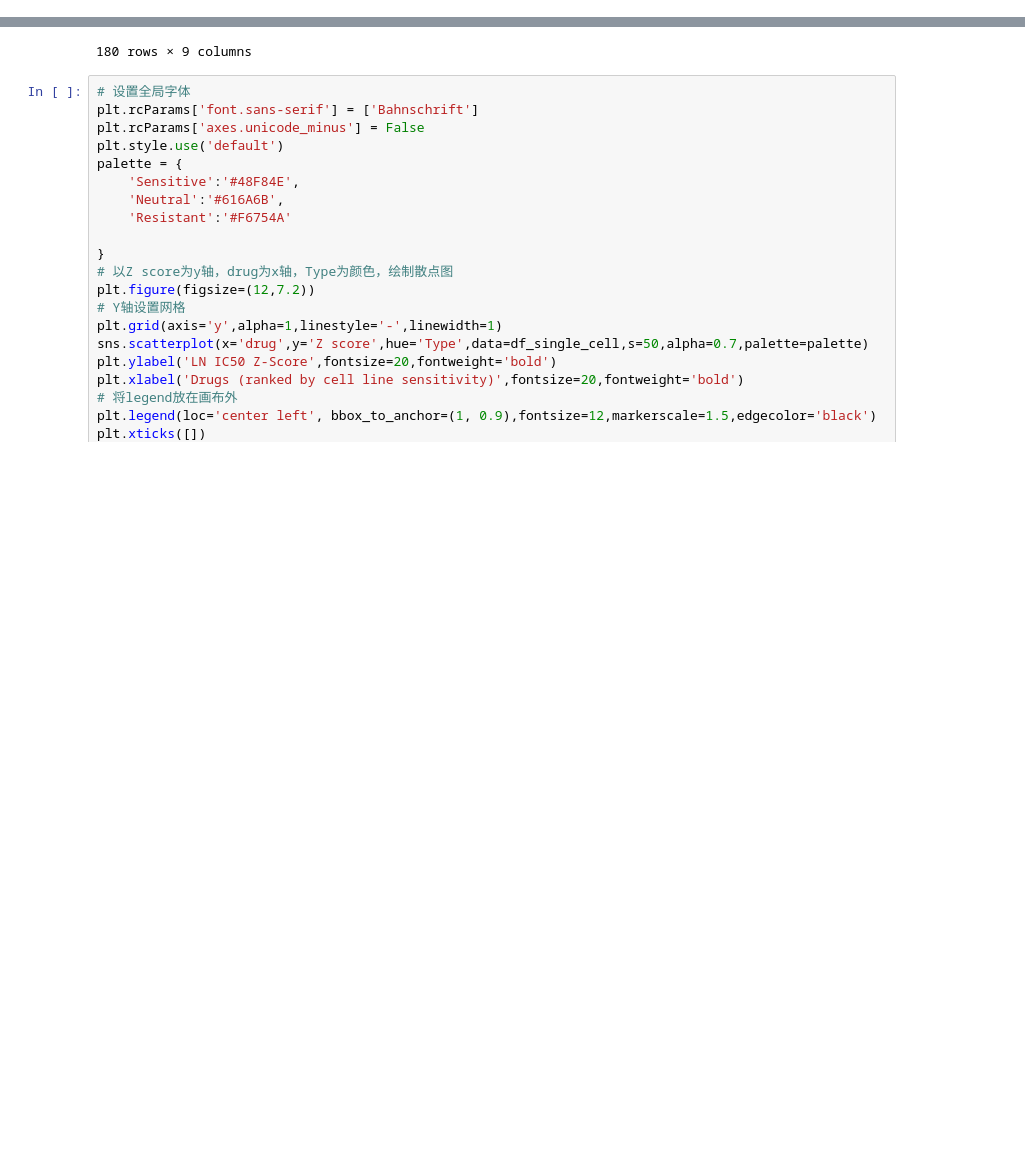
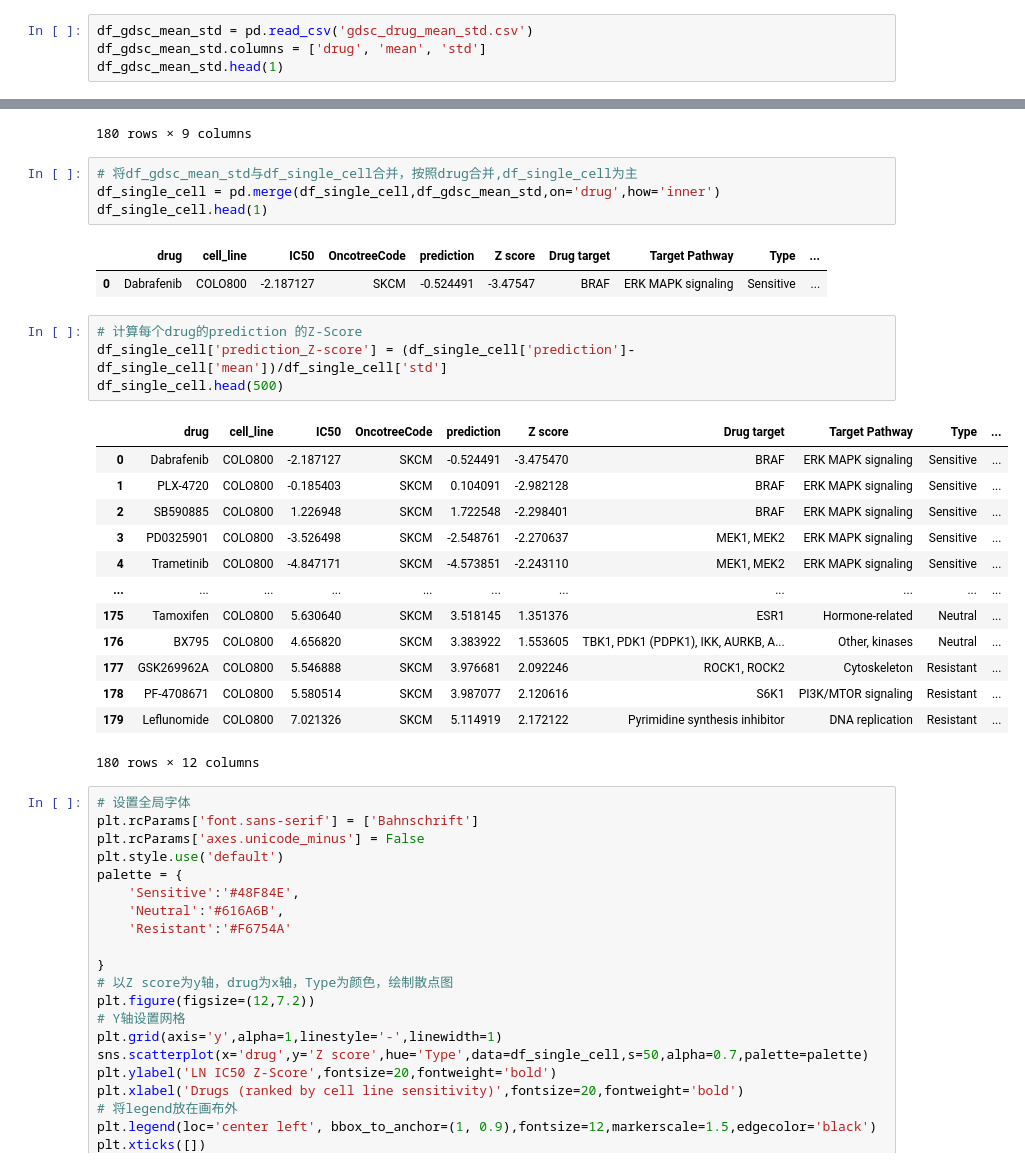
Before and after one commit to queryang/OmicsTransMCA, a Jupyter notebook: Figs/Fig4/Fig4b/敏感与拮抗药物散点图-CellBlind.ipynb, the cells around one changed output, grey strips where cells are left out. Saved outputs shown, nothing was run; the diff lists cells and outputs as text; blank space fills up the shorter version.

```diff
--- a/Figs/Fig4/Fig4b/敏感与拮抗药物散点图-CellBlind.ipynb
+++ b/Figs/Fig4/Fig4b/敏感与拮抗药物散点图-CellBlind.ipynb
@@ -41,3 +41,7 @@ df_drug_target.head(1)
 (288, 3)
 |  | drug | Drug target | Target Pathway |
 | 0 | 123138 | NaN | Unclassified |
+# %%
+df_gdsc_mean_std = pd.read_csv('gdsc_drug_mean_std.csv')
+df_gdsc_mean_std.columns = ['drug', 'mean', 'std']
+df_gdsc_mean_std.head(1)
@@ -111,6 +118,31 @@ df_single_cell.head(500)
 | 4486 | PF-4708671 | COLO800 | 5.580514 | SKCM | 3.987077 | 2.120616 | S6K1 | PI3K/MTOR signaling | Resistant |
 | 4455 | Leflunomide | COLO800 | 7.021326 | SKCM | 5.114919 | 2.172122 | Pyrimidine synthesis inhibitor | DNA replication | Resistant |
 180 rows × 9 columns
+# %%
+# 将df_gdsc_mean_std与df_single_cell合并，按照drug合并,df_single_cell为主
+df_single_cell = pd.merge(df_single_cell,df_gdsc_mean_std,on='drug',how='inner')
+df_single_cell.head(1)
+# %% [output]
+|  | drug | cell_line | IC50 | OncotreeCode | prediction | Z score | Drug target | Target Pathway | Type | ... |
+| 0 | Dabrafenib | COLO800 | -2.187127 | SKCM | -0.524491 | -3.47547 | BRAF | ERK MAPK signaling | Sensitive | ... |
+# %%
+# 计算每个drug的prediction 的Z-Score
+df_single_cell['prediction_Z-score'] = (df_single_cell['prediction']-df_single_cell['mean'])/df_single_cell['std']
+df_single_cell.head(500)
+# %% [output]
+|  | drug | cell_line | IC50 | OncotreeCode | prediction | Z score | Drug target | Target Pathway | Type | ... |
+| 0 | Dabrafenib | COLO800 | -2.187127 | SKCM | -0.524491 | -3.475470 | BRAF | ERK MAPK signaling | Sensitive | ... |
+| 1 | PLX-4720 | COLO800 | -0.185403 | SKCM | 0.104091 | -2.982128 | BRAF | ERK MAPK signaling | Sensitive | ... |
+| 2 | SB590885 | COLO800 | 1.226948 | SKCM | 1.722548 | -2.298401 | BRAF | ERK MAPK signaling | Sensitive | ... |
+| 3 | PD0325901 | COLO800 | -3.526498 | SKCM | -2.548761 | -2.270637 | MEK1, MEK2 | ERK MAPK signaling | Sensitive | ... |
+| 4 | Trametinib | COLO800 | -4.847171 | SKCM | -4.573851 | -2.243110 | MEK1, MEK2 | ERK MAPK signaling | Sensitive | ... |
+| ... | ... | ... | ... | ... | ... | ... | ... | ... | ... | ... |
+| 175 | Tamoxifen | COLO800 | 5.630640 | SKCM | 3.518145 | 1.351376 | ESR1 | Hormone-related | Neutral | ... |
+| 176 | BX795 | COLO800 | 4.656820 | SKCM | 3.383922 | 1.553605 | TBK1, PDK1 (PDPK1), IKK, AURKB, A... | Other, kinases | Neutral | ... |
+| 177 | GSK269962A | COLO800 | 5.546888 | SKCM | 3.976681 | 2.092246 | ROCK1, ROCK2 | Cytoskeleton | Resistant | ... |
+| 178 | PF-4708671 | COLO800 | 5.580514 | SKCM | 3.987077 | 2.120616 | S6K1 | PI3K/MTOR signaling | Resistant | ... |
+| 179 | Leflunomide | COLO800 | 7.021326 | SKCM | 5.114919 | 2.172122 | Pyrimidine synthesis inhibitor | DNA replication | Resistant | ... |
+180 rows × 12 columns
 # %%
 # 设置全局字体
 plt.rcParams['font.sans-serif'] = ['Bahnschrift']
```
Also changed, not shown: parts of 1 cell of this notebook, 4 other files.
